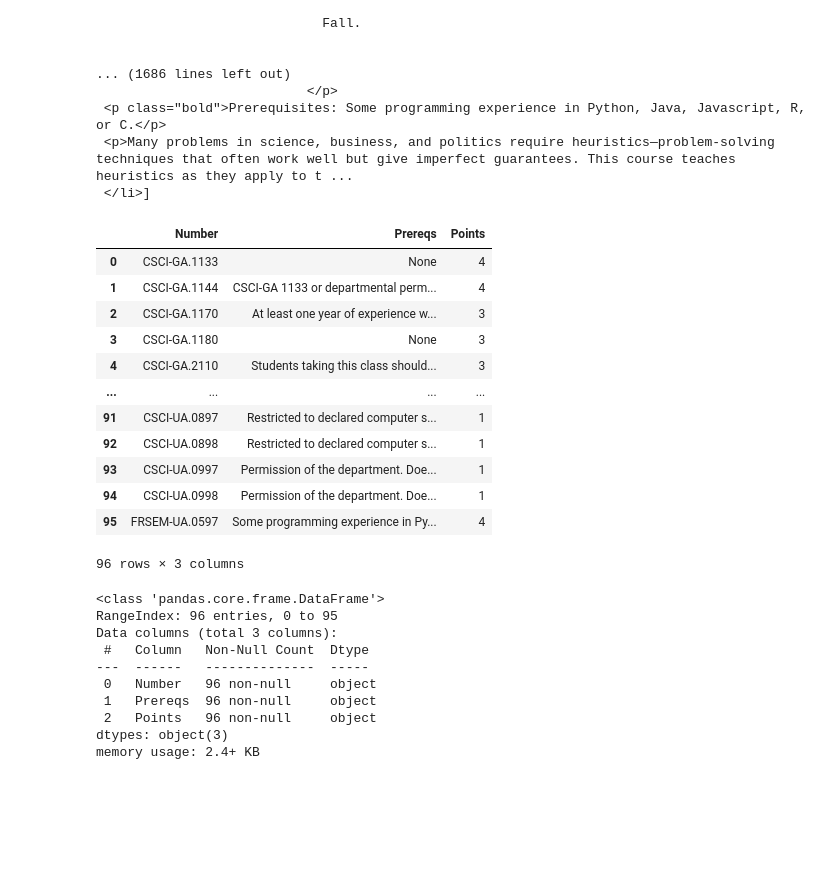
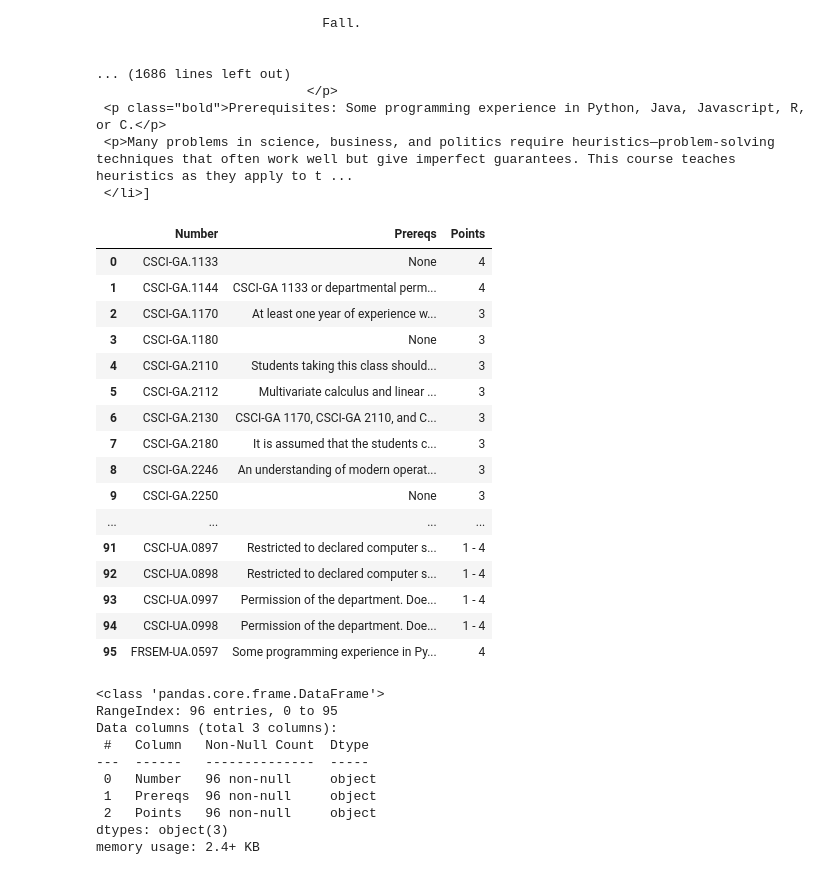
Before and after one commit to yanggezheng/Data-from-the-Web-Combining-Data, a Jupyter notebook: courses.ipynb, the cells around one changed output. Drawn from its saved outputs; the diff is of its cells as text; code cells hidden in the pictures; blank space fills up the shorter version.

```diff
--- a/courses.ipynb
+++ b/courses.ipynb
@@ -244,26 +264,30 @@ courses
 # %%
 df1 = pd.DataFrame(columns=['Number','Prereqs','Points'])
 for course in courses:
     number = course.select('p')[0].text.strip().split(' ')[0]
-    points = course.select('p')[1].text.strip().split(' ')[0]
-    pre = course.select('p')[2].text.split(': ')[1]
+    points = course.select('p')[1].text.strip().split('Points')[0]
+    pre = course.select('p')[2].text.split('Prerequisites: ')[1]
     course_dict = {'Number': number, 'Points': points, 'Prereqs': pre}
     df1 = df1.append(course_dict, ignore_index=True)
 df1
 # %% [output]
 |  | Number | Prereqs | Points |
 | 0 | CSCI-GA.1133 | None | 4 |
 | 1 | CSCI-GA.1144 | CSCI-GA 1133 or departmental perm... | 4 |
 | 2 | CSCI-GA.1170 | At least one year of experience w... | 3 |
 | 3 | CSCI-GA.1180 | None | 3 |
 | 4 | CSCI-GA.2110 | Students taking this class should... | 3 |
+| 5 | CSCI-GA.2112 | Multivariate calculus and linear ... | 3 |
+| 6 | CSCI-GA.2130 | CSCI-GA 1170, CSCI-GA 2110, and C... | 3 |
+| 7 | CSCI-GA.2180 | It is assumed that the students c... | 3 |
+| 8 | CSCI-GA.2246 | An understanding of modern operat... | 3 |
+| 9 | CSCI-GA.2250 | None | 3 |
 | ... | ... | ... | ... |
-| 91 | CSCI-UA.0897 | Restricted to declared computer s... | 1 |
-| 92 | CSCI-UA.0898 | Restricted to declared computer s... | 1 |
-| 93 | CSCI-UA.0997 | Permission of the department. Doe... | 1 |
-| 94 | CSCI-UA.0998 | Permission of the department. Doe... | 1 |
+| 91 | CSCI-UA.0897 | Restricted to declared computer s... | 1 - 4 |
+| 92 | CSCI-UA.0898 | Restricted to declared computer s... | 1 - 4 |
+| 93 | CSCI-UA.0997 | Permission of the department. Doe... | 1 - 4 |
+| 94 | CSCI-UA.0998 | Permission of the department. Doe... | 1 - 4 |
 | 95 | FRSEM-UA.0597 | Some programming experience in Py... | 4 |
-96 rows × 3 columns
 # %%
 df1.info()
 # %% [output]
```
Also changed, not shown: parts of 13 cells of this notebook.
